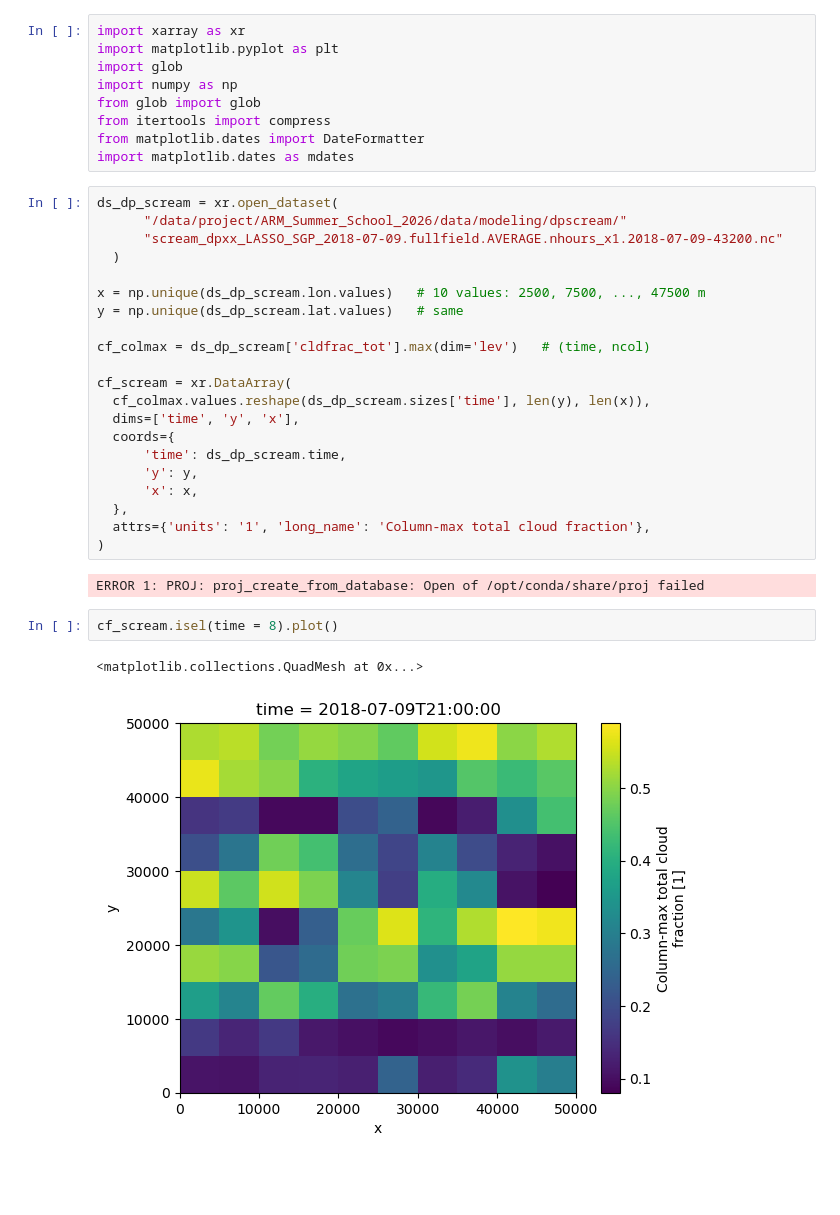
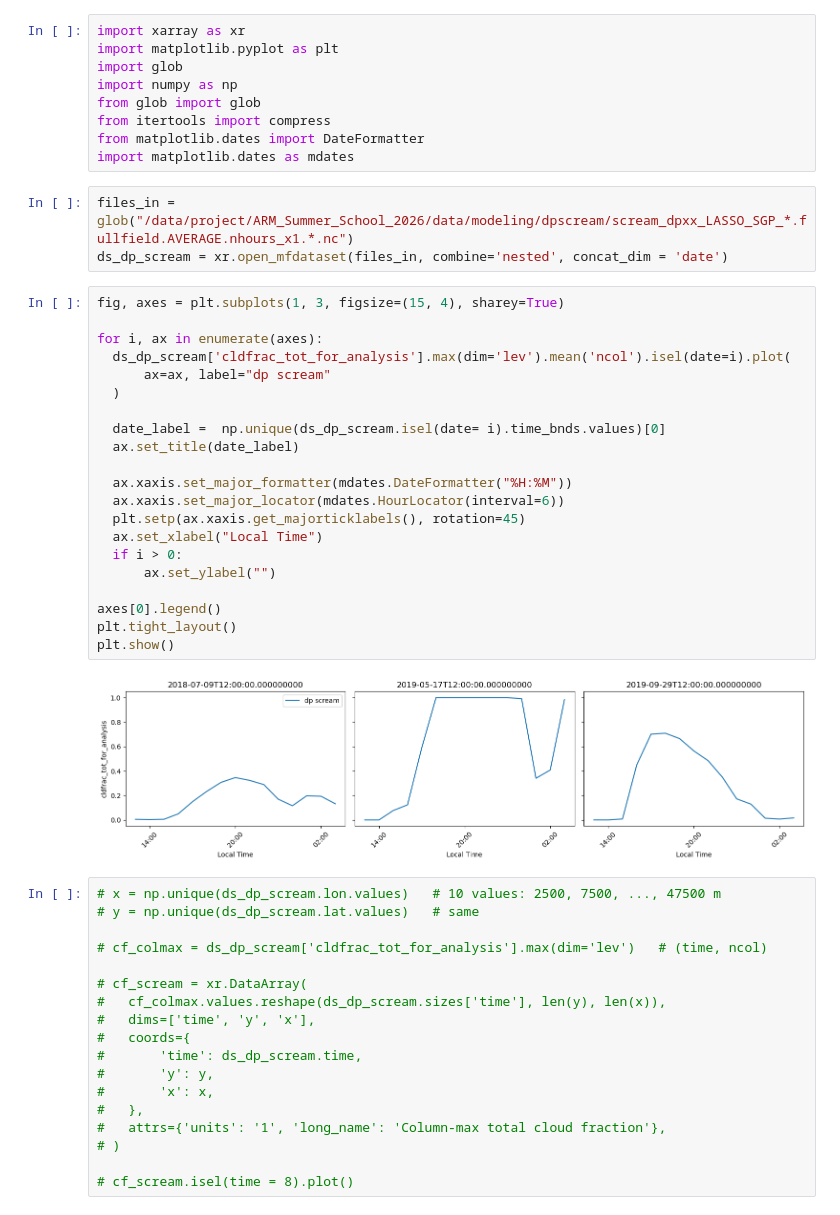
Before and after one commit to magpowell/model_meets_reality_BODS26, a Jupyter notebook: exploration_DPSCREAM.ipynb, the cells around one changed output. Saved outputs shown, nothing was run; the diff lists cells and outputs as text; blank space fills up the shorter version.

Commit message:
nested mf for three days

```diff
--- a/exploration_DPSCREAM.ipynb
+++ b/exploration_DPSCREAM.ipynb
@@ -7,31 +7,47 @@ from glob import glob
 from itertools import compress
 from matplotlib.dates import DateFormatter
 import matplotlib.dates as mdates
+# %%
+files_in = glob("/data/project/ARM_Summer_School_2026/data/modeling/dpscream/scream_dpxx_LASSO_SGP_*.fullfield.AVERAGE.nhours_x1.*.nc")
+ds_dp_scream = xr.open_mfdataset(files_in, combine='nested', concat_dim = 'date')
 # %%
-ds_dp_scream = xr.open_dataset(
-      "/data/project/ARM_Summer_School_2026/data/modeling/dpscream/"
-      "scream_dpxx_LASSO_SGP_2018-07-09.fullfield.AVERAGE.nhours_x1.2018-07-09-43200.nc"
+fig, axes = plt.subplots(1, 3, figsize=(15, 4), sharey=True)
+
+for i, ax in enumerate(axes):
+  ds_dp_scream['cldfrac_tot_for_analysis'].max(dim='lev').mean('ncol').isel(date=i).plot(
+      ax=ax, label="dp scream"
   )
 
-x = np.unique(ds_dp_scream.lon.values)   # 10 values: 2500, 7500, ..., 47500 m
-y = np.unique(ds_dp_scream.lat.values)   # same
+  date_label =  np.unique(ds_dp_scream.isel(date= i).time_bnds.values)[0]
+  ax.set_title(date_label)
 
-cf_colmax = ds_dp_scream['cldfrac_tot'].max(dim='lev')   # (time, ncol)
+  ax.xaxis.set_major_formatter(mdates.DateFormatter("%H:%M"))
+  ax.xaxis.set_major_locator(mdates.HourLocator(interval=6))
+  plt.setp(ax.xaxis.get_majorticklabels(), rotation=45)
+  ax.set_xlabel("Local Time")
+  if i > 0:
+      ax.set_ylabel("")
 
-cf_scream = xr.DataArray(
-  cf_colmax.values.reshape(ds_dp_scream.sizes['time'], len(y), len(x)),
-  dims=['time', 'y', 'x'],
-  coords={
-      'time': ds_dp_scream.time,
-      'y': y,
-      'x': x,
-  },
-  attrs={'units': '1', 'long_name': 'Column-max total cloud fraction'},
-)
+axes[0].legend()
+plt.tight_layout()
+plt.show()
 # %% [output]
-ERROR 1: PROJ: proj_create_from_database: Open of /opt/conda/share/proj failed
+[figure, added]
-# %%
-cf_scream.isel(time = 8).plot()
-# %% [output]
-<matplotlib.collections.QuadMesh at 0x...>
-[figure, removed]
+# %%
+# x = np.unique(ds_dp_scream.lon.values)   # 10 values: 2500, 7500, ..., 47500 m
+# y = np.unique(ds_dp_scream.lat.values)   # same
+
+# cf_colmax = ds_dp_scream['cldfrac_tot_for_analysis'].max(dim='lev')   # (time, ncol)
+
+# cf_scream = xr.DataArray(
+#   cf_colmax.values.reshape(ds_dp_scream.sizes['time'], len(y), len(x)),
+#   dims=['time', 'y', 'x'],
+#   coords={
+#       'time': ds_dp_scream.time,
+#       'y': y,
+#       'x': x,
+#   },
+#   attrs={'units': '1', 'long_name': 'Column-max total cloud fraction'},
+# )
+
+# cf_scream.isel(time = 8).plot()
```
